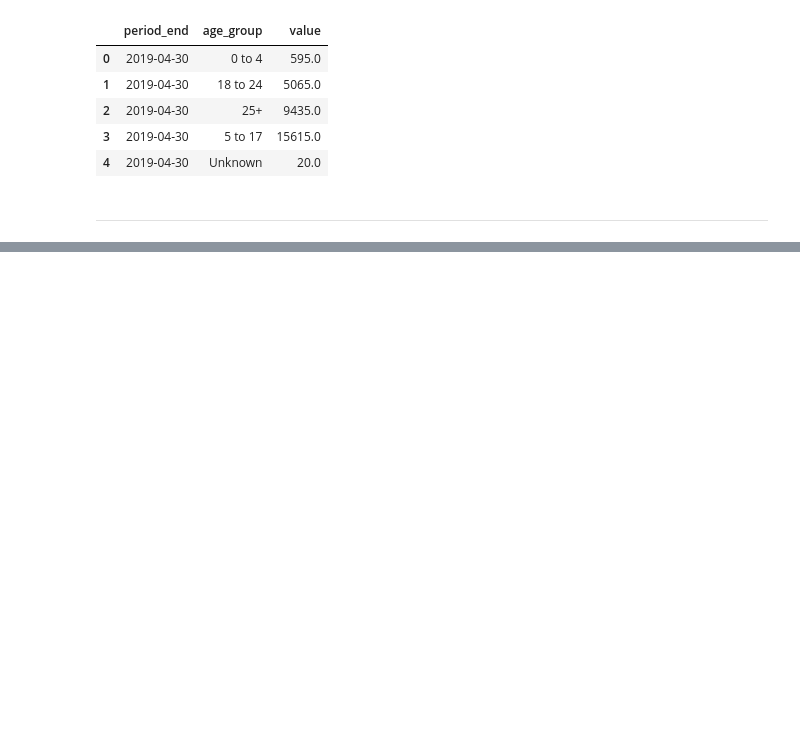
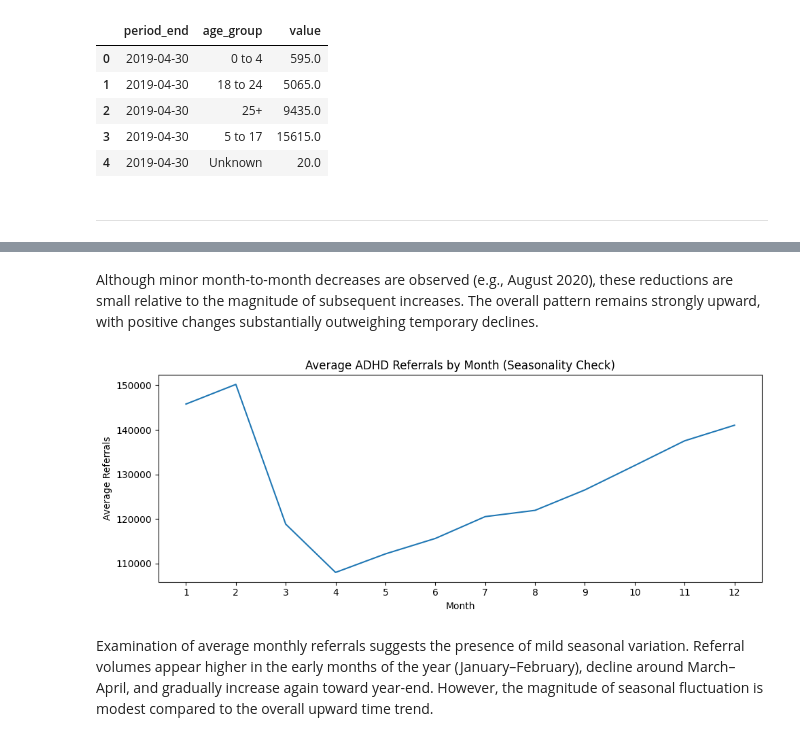
Before and after one commit to szm2701/adhd-demand-forecast-england, a Jupyter notebook: jupyter_notebooks/adhd_demand_analysis_and_forecasting.ipynb, the cells around one changed output, grey strips where cells are left out. Saved outputs shown, nothing was run; the diff lists cells and outputs as text; code cells hidden in the pictures; blank space fills up the shorter version.

```diff
--- a/jupyter_notebooks/adhd_demand_analysis_and_forecasting.ipynb
+++ b/jupyter_notebooks/adhd_demand_analysis_and_forecasting.ipynb
@@ -348,0 +551,33 @@ strain_ts["prop_52plus"] = (
+# %% [markdown]
+Although minor month-to-month decreases are observed (e.g., August 2020), these reductions are small relative to the magnitude of subsequent increases. The overall pattern remains strongly upward, with positive changes substantially outweighing temporary declines.
+# %%
+# Examine potential seasonal patterns in referral demand
+
+# Extract month number
+ref_ts["month"] = ref_ts["period_end"].dt.month
+
+# Calculate average referrals per month across all years
+seasonal = (
+    ref_ts
+    .groupby("month")["total_referrals"]
+    .mean()
+    .reset_index()
+)
+
+# Plot seasonal averages
+plt.figure(figsize=(10,4))
+
+plt.plot(seasonal["month"],
+         seasonal["total_referrals"])
+
+plt.title("Average ADHD Referrals by Month (Seasonality Check)")
+plt.xlabel("Month")
+plt.ylabel("Average Referrals")
+plt.xticks(range(1,13))
+
+plt.tight_layout()
+plt.show()
+# %% [output]
+[figure, added]
+# %% [markdown]
+Examination of average monthly referrals suggests the presence of mild seasonal variation. Referral volumes appear higher in the early months of the year (January–February), decline around March–April, and gradually increase again toward year-end. However, the magnitude of seasonal fluctuation is modest compared to the overall upward time trend.
```
Also changed, not shown: parts of 20 cells of this notebook.
